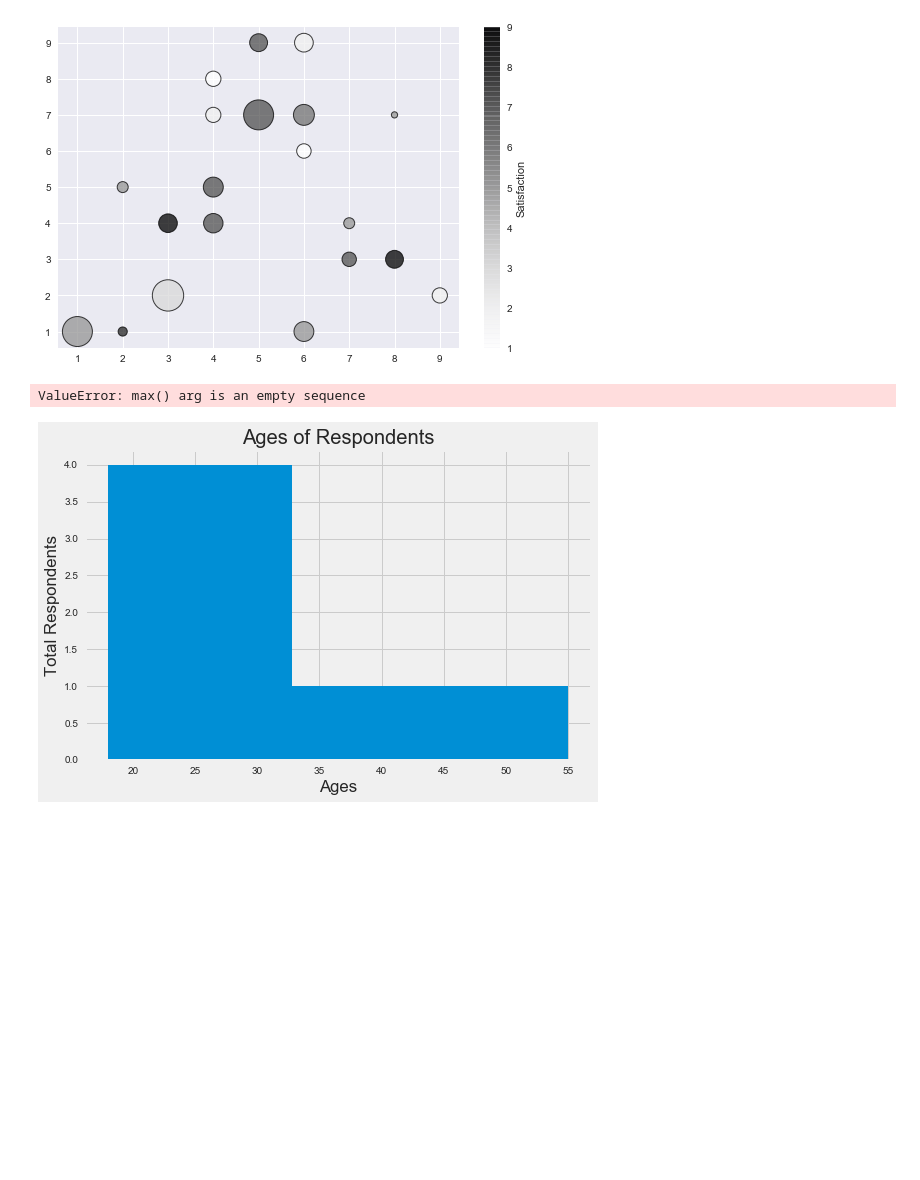
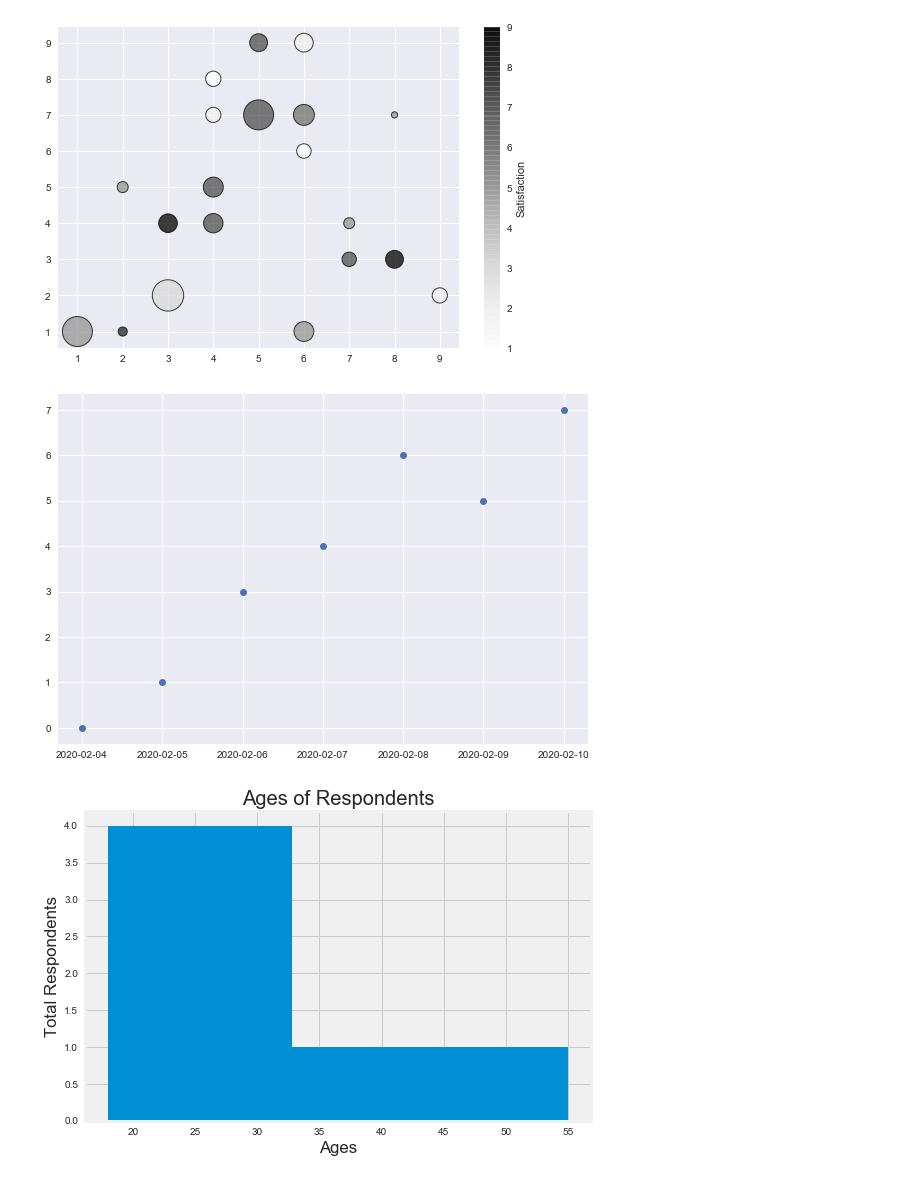
Before and after one commit to javawillch/spider_auction, a Jupyter notebook: data visualization with python.ipynb, the cells around one changed output. Saved outputs shown, nothing was run; the diff lists cells and outputs as text; code cells hidden in the pictures; blank space fills up the shorter version.

Commit message:
plotting live data series data

```diff
--- a/data visualization with python.ipynb
+++ b/data visualization with python.ipynb
@@ -175,25 +175,27 @@ plt.show()
 # %%
 # from datetime import datetime, timedelta
 # from matplotlib import dates as mpl_dates
 
 plt.style.use('seaborn')
 
 dates = [
     datetime(2020,2,4),
     datetime(2020,2,5),
     datetime(2020,2,6),
     datetime(2020,2,7),
     datetime(2020,2,8),
     datetime(2020,2,9),
     datetime(2020,2,10)
 ]
 
 y= [0, 1, 3, 4, 6, 5, 7]
 
+plt.plot_date(dates, y)
+
 plt.tight_layout()
 plt.show()
 # %% [output]
-ValueError: max() arg is an empty sequence
+[figure, added]
 # %%
 plt.style.use('fivethirtyeight')
 
```
Also changed, not shown: parts of 2 cells of this notebook.
